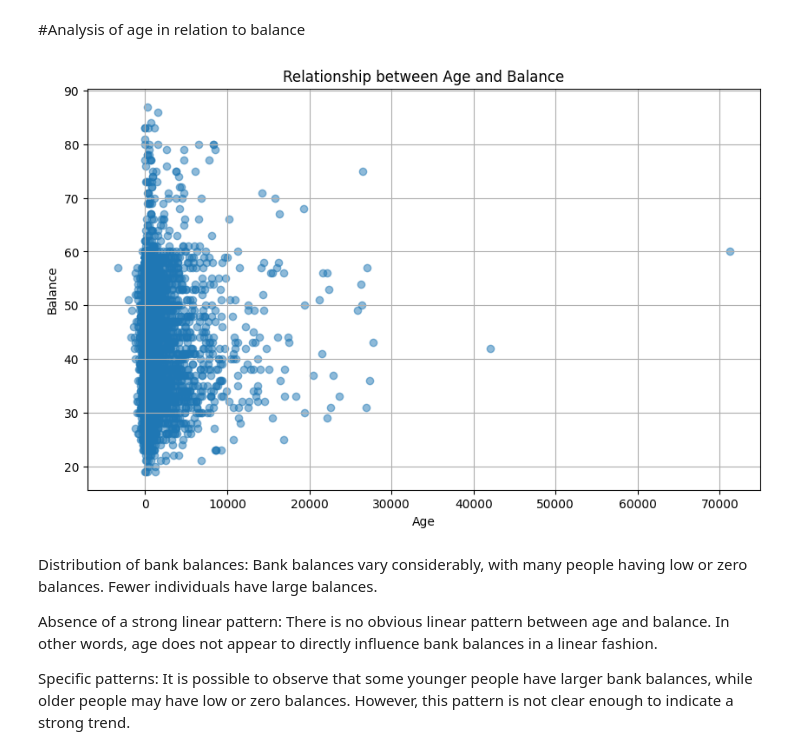
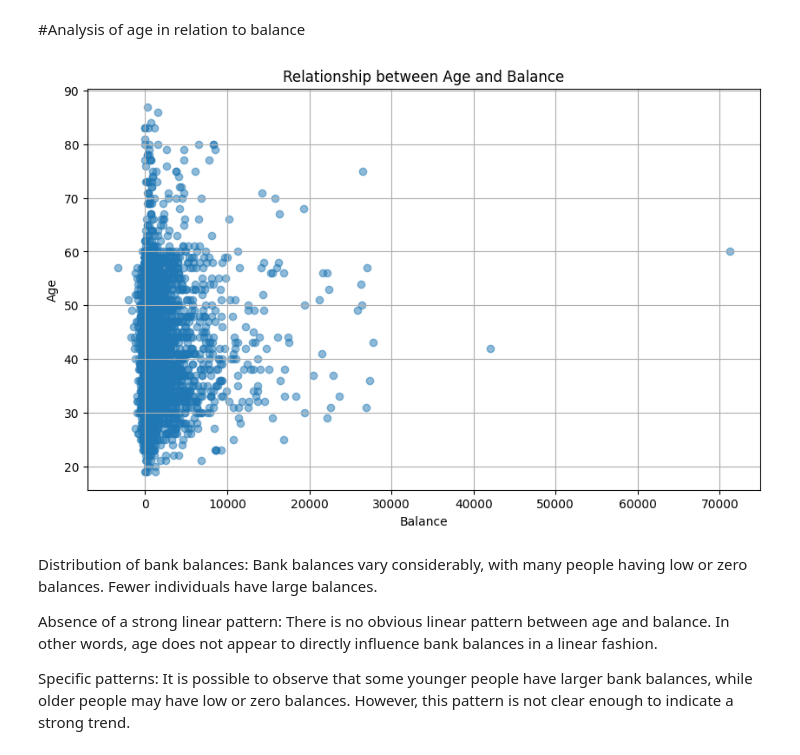
Before and after one commit to viktoruebelhart/uci_bank, a Jupyter notebook: UCI_BANK.ipynb, the cells around one changed output. Cells and saved outputs as stored; diff of their text form; code cells hidden in the pictures.

```diff
--- a/UCI_BANK.ipynb
+++ b/UCI_BANK.ipynb
@@ -226,16 +226,16 @@ dtype: float64
 # %%
 import matplotlib.pyplot as plt
 
 # Scatter plot to analyze the relationship between age and balance
 plt.figure(figsize=(10, 6))
 plt.scatter(df['balance'], df['age'], alpha=0.5)
 plt.title('Relationship between Age and Balance')
-plt.xlabel('Age')
-plt.ylabel('Balance')
+plt.xlabel('Balance')
+plt.ylabel('Age')
 plt.grid(True)
 plt.show()
 # %% [output]
-[figure, old version]
+[figure, new version]
 # %% [markdown]
 Distribution of bank balances: Bank balances vary considerably, with many people having low or zero balances. Fewer individuals have large balances.
 
```
Also changed, not shown: parts of 5 cells of this notebook.
